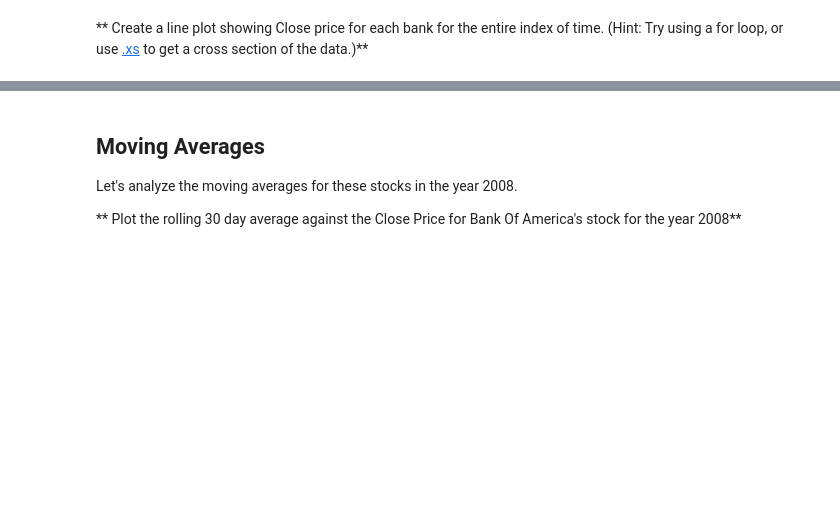
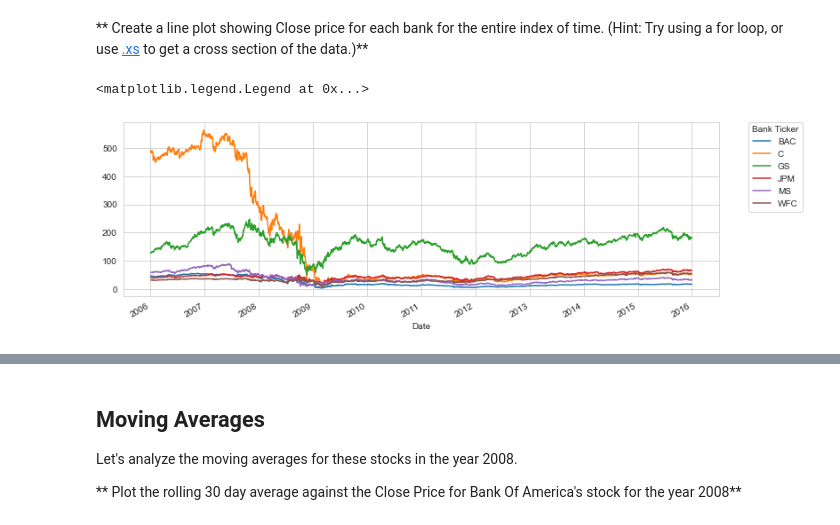
Before and after one commit to roblivesinottawa/data_science_machine_learning_python, a Jupyter notebook: 10-Data-Capstone-Projects/03-Finance Project.ipynb, the cells around one changed output, grey strips where cells are left out. Drawn from its saved outputs; the diff is of its cells as text; code cells hidden in the pictures; blank space fills up the shorter version.

```diff
--- a/10-Data-Capstone-Projects/03-Finance Project.ipynb
+++ b/10-Data-Capstone-Projects/03-Finance Project.ipynb
@@ -406,5 +379,12 @@ import cufflinks as cf
 cf.go_offline()
 # %% [markdown]
 ** Create a line plot showing Close price for each bank for the entire index of time. (Hint: Try using a for loop, or use [.xs](http://pandas.pydata.org/pandas-docs/stable/generated/pandas.DataFrame.xs.html) to get a cross section of the data.)**
+# %%
+for tick in tickers:
+    bank_stocks[tick]['Close'].plot(figsize=(12,4), label=tick)
+plt.legend(title='Bank Ticker', bbox_to_anchor=(1.05, 1), loc=2, borderaxespad=0.)
+# %% [output]
+<matplotlib.legend.Legend at 0x...>
+[figure, added]
 # %%
 bank_stocks.xs(key='Close', axis=1, level='Stock Info').plot()
```
Also changed, not shown: parts of 35 cells of this notebook.
